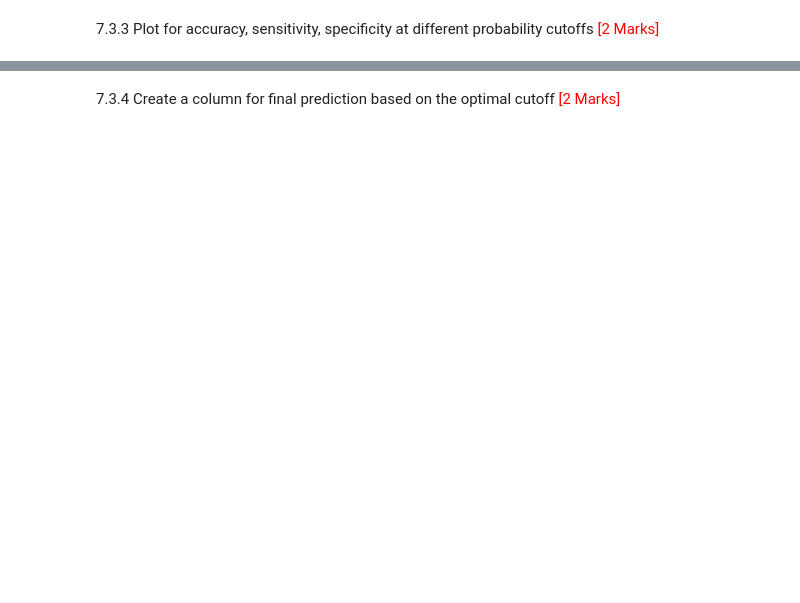
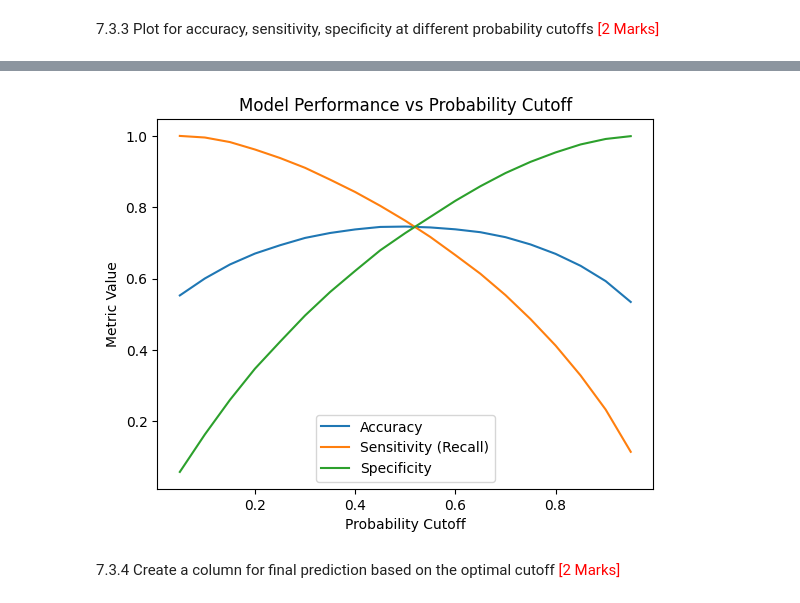
Before and after one commit to micmayman1995/predicting-employee-retention, a Jupyter notebook: Predicting_Employee_Retention_Starter.ipynb, the cells around one changed output, grey strips where cells are left out. Drawn from its saved outputs; the diff is of its cells as text; code cells hidden in the pictures; blank space fills up the shorter version.

```diff
--- a/Predicting_Employee_Retention_Starter.ipynb
+++ b/Predicting_Employee_Retention_Starter.ipynb
@@ -705,3 +1070,10 @@ Check sensitivity and specificity tradeoff to find the optimal cutoff point.
 7.3.2 Predict on training set at various probability cutoffs <font color="red">[1 Mark]</font>
 # %%
 # Predict on training data by creating columns with different probability cutoffs to explore the impact of cutoff on model performance
+cutoffs = np.round(np.linspace(0.05, 0.95, 19), 2)
+
+df = pd.DataFrame({'y_true': y_train_pred_df['Attrition_Stayed'], 'y_proba': y_train_pred_df['Stayed_Proba']})
+for c in cutoffs:
+    df[f'pred_c{c:.2f}'] = (df['y_proba'] >= c).astype(int)
+
+df
@@ -747,0 +1096,27 @@ metrics_df
+# %%
+# Create a DataFrame to see the values of accuracy, sensitivity, and specificity at different values of probability cutoffs
+rows = []
+for c in cutoffs:
+    y_pred = df[f'pred_c{c:.2f}']
+    acc = accuracy_score(df['y_true'], y_pred)
+    prec = precision_score(df['y_true'], y_pred, zero_division=0)
+    sensitivity = recall_score(df['y_true'], y_pred, zero_division=0)
+    f1 = f1_score(df['y_true'], y_pred, zero_division=0)
+    tn, fp, fn, tp = confusion_matrix(df['y_true'], y_pred).ravel()
+    specificity = tn / (tn + fp) if (tn + fp) > 0 else np.nan
+
+    rows.append({
+        'cutoff': c,
+        'accuracy': acc,
+        'precision': prec,
+        'sensitivity': sensitivity,
+        'specificity': specificity,
+        'f1': f1,
+        'tp': tp, 'fp': fp, 'tn': tn, 'fn': fn
+    })
+
+metrics_df = pd.DataFrame(rows).sort_values('cutoff').reset_index(drop=True)
+
+roc_auc = roc_auc_score(df['y_true'], df['y_proba'])
+fpr, tpr, thresholds = roc_curve(df['y_true'], df['y_proba'])
+metrics_df
@@ -748,3 +1141,16 @@ metrics_df
+# %%
+# Plot accuracy, sensitivity, and specificity at different values of probability cutoffs
+plt.figure()
+plt.plot(metrics_df['cutoff'], metrics_df['accuracy'], label='Accuracy')
+plt.plot(metrics_df['cutoff'], metrics_df['sensitivity'], label='Sensitivity (Recall)')
+plt.plot(metrics_df['cutoff'], metrics_df['specificity'], label='Specificity')
+plt.xlabel('Probability Cutoff')
+plt.ylabel('Metric Value')
+plt.title('Model Performance vs Probability Cutoff')
+plt.legend()
+plt.show()
+# %% [output]
+[figure, added]
 # %% [markdown]
 7.3.4 Create a column for final prediction based on the optimal cutoff <font color="red">[2 Marks]</font>
 # %%
```
Also changed, not shown: parts of 75 cells of this notebook.
